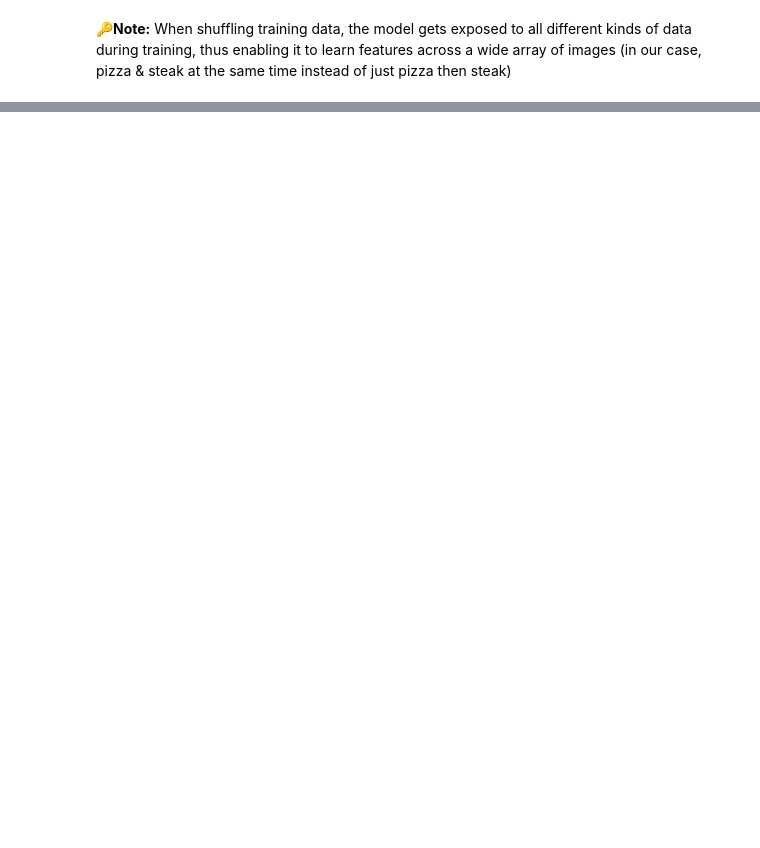
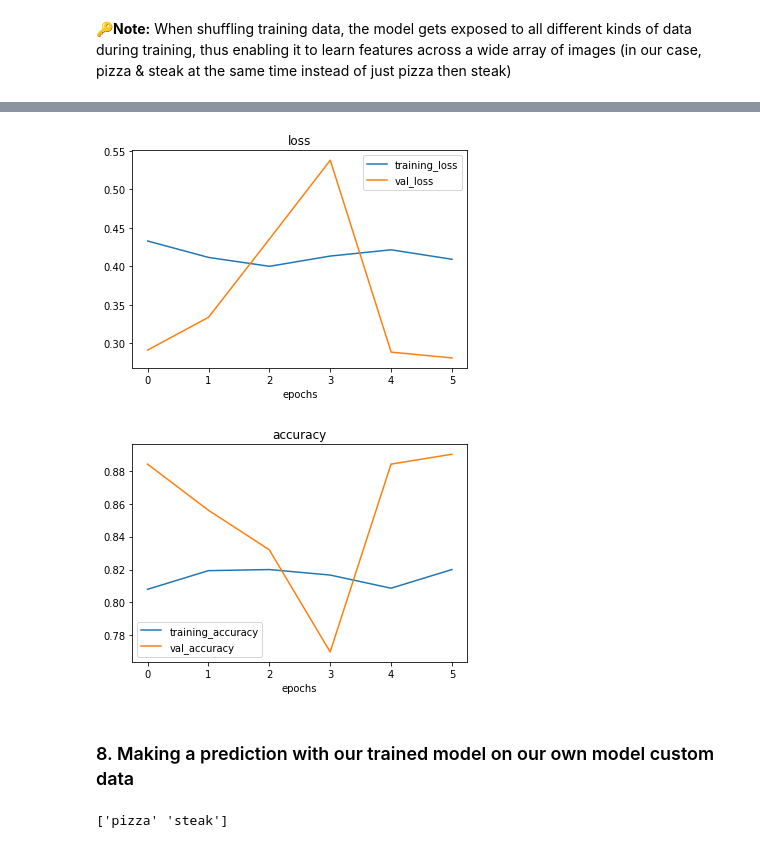
Before and after one commit to PiyushSharma1999/tensorflow_course, a Jupyter notebook: 03_introduction_to_computer_vision_with_tensorflow.ipynb, the cells around one changed output, grey strips where cells are left out. Cells and saved outputs as stored; diff of their text form; code cells hidden in the pictures; blank space fills up the shorter version.

```diff
--- a/03_introduction_to_computer_vision_with_tensorflow.ipynb
+++ b/03_introduction_to_computer_vision_with_tensorflow.ipynb
@@ -953,0 +951,24 @@ plot_loss_curves(history_7)
+# %%
+# Create a model (same as model_1)
+model_8 = Sequential([
+    Conv2D(32, 3, activation="relu"),
+    Conv2D(32, 3, activation="relu"),
+    MaxPool2D(pool_size=2),
+    Conv2D(32, 3, activation="relu"),
+    Conv2D(32, 3, activation="relu"),
+    MaxPool2D(),
+    Flatten(),
+    Dense(1, activation="sigmoid")
+])
+
+# Compile the model
+model_8.compile(loss="binary_crossentropy",
+                optimizer=Adam(),
+                metrics=["accuracy"])
+
+# Fit the model
+history_8 = model_6.fit(train_data_augmented_shuffle,
+                        epochs=6,
+                        steps_per_epoch = len(train_data_augmented_shuffle),
+                        validation_data = test_data,
+                        validation_steps = len(test_data))
@@ -953,0 +988,13 @@ plot_loss_curves(history_7)
+# %%
+# Plot loss curves
+plot_loss_curves(history_8)
+# %% [output]
+[figure, added]
+[figure, added]
+# %% [markdown]
+### 8. Making a prediction with our trained model on our own model custom data
+# %%
+# Classes we'er working with
+print(class_names)
+# %% [output]
+['pizza' 'steak']
```
Also changed, not shown: parts of 33 cells of this notebook.
